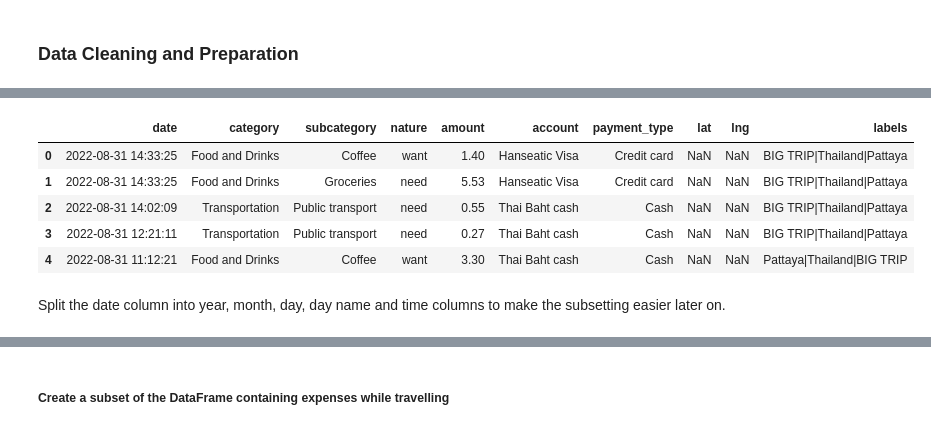
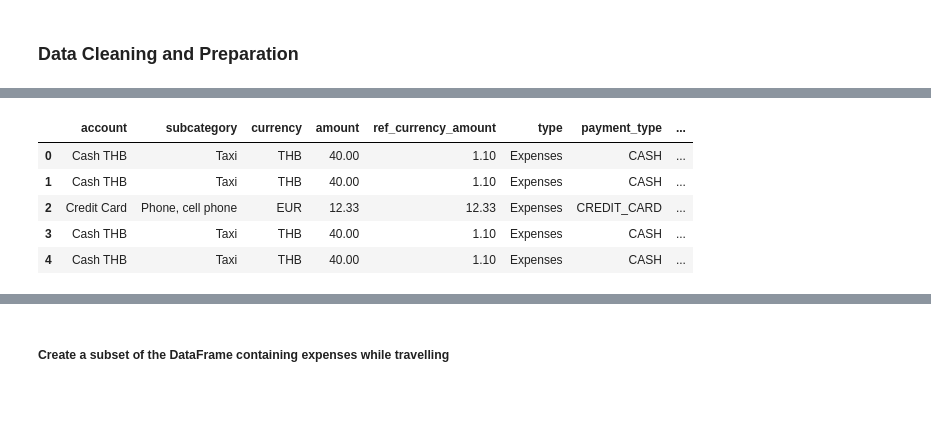
Before and after one commit to neaderr/Personal-Expenses-Analysis, a Jupyter notebook: expenses_v2.ipynb, the cells around one changed output, grey strips where cells are left out. Drawn from its saved outputs; the diff is of its cells as text; code cells hidden in the pictures; blank space fills up the shorter version.

```diff
--- a/expenses_v2.ipynb
+++ b/expenses_v2.ipynb
@@ -81,0 +80,3 @@ Length: 2264, dtype: bool
+# %%
+# remove duplicated rows
+df.drop_duplicates(inplace=True)
@@ -245,8 +264,9 @@ d_nat = {
     ]
 }
 # %%
-# the dictionary needs to be flatten before using the map function
+#
 def flatten_dict(d):
+    """This function flattens dictionaries"""
     nd = {}
     for k, v in d.items():
         # Check if it's a list, if so then iterate through
@@ -278,17 +297,0 @@ df.head()
-# %%
-# rearrange the column order
-df = df[
-    [
-        "date",
-        "category",
-        "subcategory",
-        'nature',
-        "amount",
-        "account",
-        "payment_type",
-        "lat",
-        "lng",
-        "labels",
-    ]
-]
-df.head()
@@ -302,13 +298,12 @@ df.head()
 # %%
-# convert the amount column to absolute value
-df["amount"] = df["amount"].abs()
+# convert the amount variables to absolute values
+df[["amount", "ref_currency_amount"]] = df[[
+    "amount", "ref_currency_amount"]].abs()
 df.head()
 # %% [output]
-|  | date | category | subcategory | nature | amount | account | payment_type | lat | lng | labels |
-| 0 | 2022-08-31 14:33:25 | Food and Drinks | Coffee | want | 1.40 | Hanseatic Visa | Credit card | NaN | NaN | BIG TRIP|Thailand|Pattaya |
-| 1 | 2022-08-31 14:33:25 | Food and Drinks | Groceries | need | 5.53 | Hanseatic Visa | Credit card | NaN | NaN | BIG TRIP|Thailand|Pattaya |
-| 2 | 2022-08-31 14:02:09 | Transportation | Public transport | need | 0.55 | Thai Baht cash | Cash | NaN | NaN | BIG TRIP|Thailand|Pattaya |
-| 3 | 2022-08-31 12:21:11 | Transportation | Public transport | need | 0.27 | Thai Baht cash | Cash | NaN | NaN | BIG TRIP|Thailand|Pattaya |
-| 4 | 2022-08-31 11:12:21 | Food and Drinks | Coffee | want | 3.30 | Thai Baht cash | Cash | NaN | NaN | Pattaya|Thailand|BIG TRIP |
+|  | account | subcategory | currency | amount | ref_currency_amount | type | payment_type | ... |
+| 0 | Cash THB | Taxi | THB | 40.00 | 1.10 | Expenses | CASH | ... |
+| 1 | Cash THB | Taxi | THB | 40.00 | 1.10 | Expenses | CASH | ... |
+| 2 | Credit Card | Phone, cell phone | EUR | 12.33 | 12.33 | Expenses | CREDIT_CARD | ... |
+| 3 | Cash THB | Taxi | THB | 40.00 | 1.10 | Expenses | CASH | ... |
+| 4 | Cash THB | Taxi | THB | 40.00 | 1.10 | Expenses | CASH | ... |
-# %% [markdown]
-Split the date column into year, month, day, day name and time columns to make the subsetting easier later on.
```
Also changed, not shown: parts of 24 cells of this notebook.
